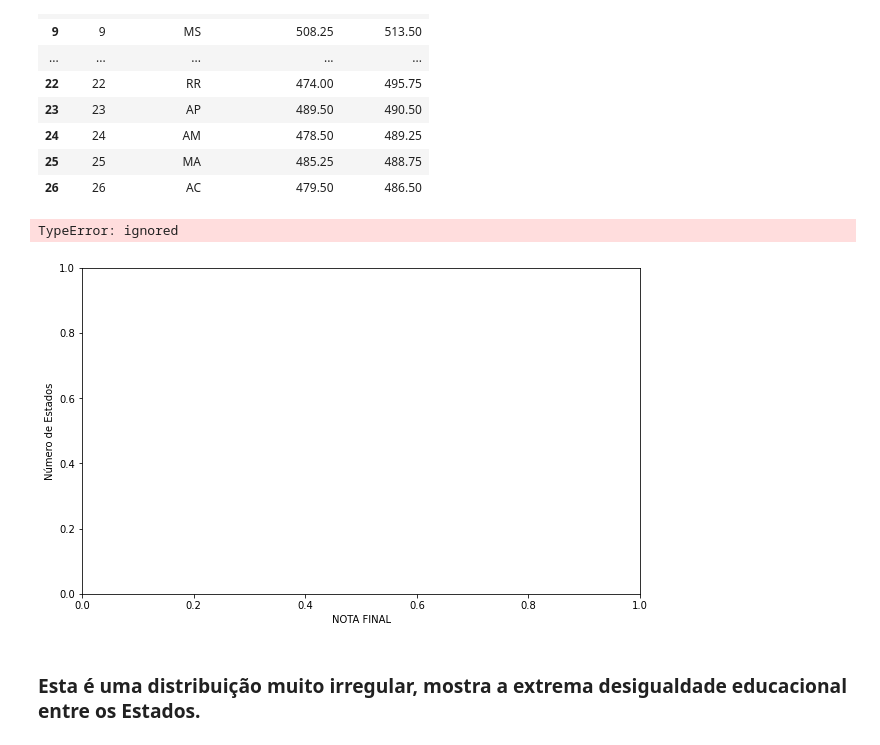
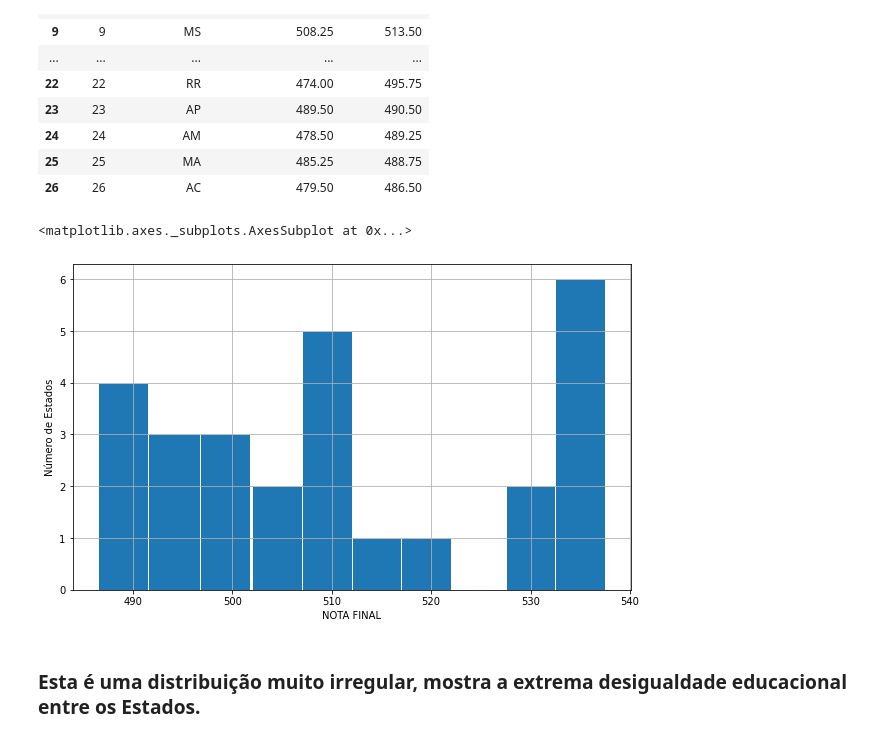
Before and after one commit to audreymoreira/case_ENEM_2017, a Jupyter notebook: Vistas_do_ENEM_2017.ipynb, the cells around one changed output. Saved outputs shown, nothing was run; the diff lists cells and outputs as text; code cells hidden in the pictures.

```diff
--- a/Vistas_do_ENEM_2017.ipynb
+++ b/Vistas_do_ENEM_2017.ipynb
@@ -481,12 +493,12 @@ media_por_estado.sort_values(by='NOTA_FINAL', ascending=False).reset_index()
 # %%
 plt.figure(figsize = (10, 6))
 plt.xlabel('NOTA FINAL')
 plt.ylabel('Número de Estados')
-plt.title('Distribuição da Nota Final Média dos Estados')
+#plt.title('Distribuição da Nota Final Média dos Estados')
 media_por_estado['NOTA_FINAL'].hist(edgecolor="white", bins=10)
 # %% [output]
-TypeError: ignored
+<matplotlib.axes._subplots.AxesSubplot at 0x...>
-[figure, old version]
+[figure, new version]
 # %% [markdown]
 ### Esta é uma distribuição muito irregular, mostra a extrema desigualdade educacional entre os Estados.
 # %%
```
Also changed, not shown: parts of 24 cells of this notebook.
